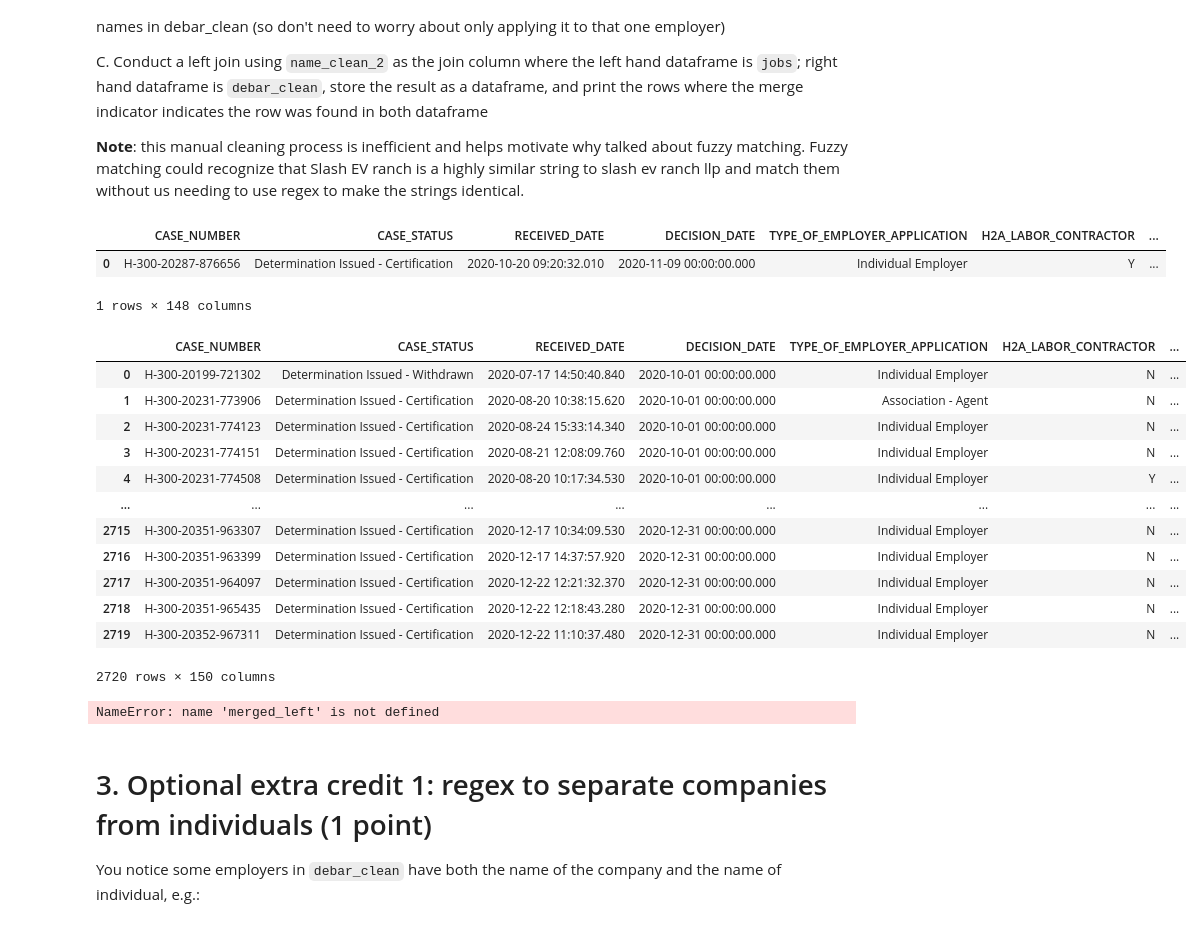
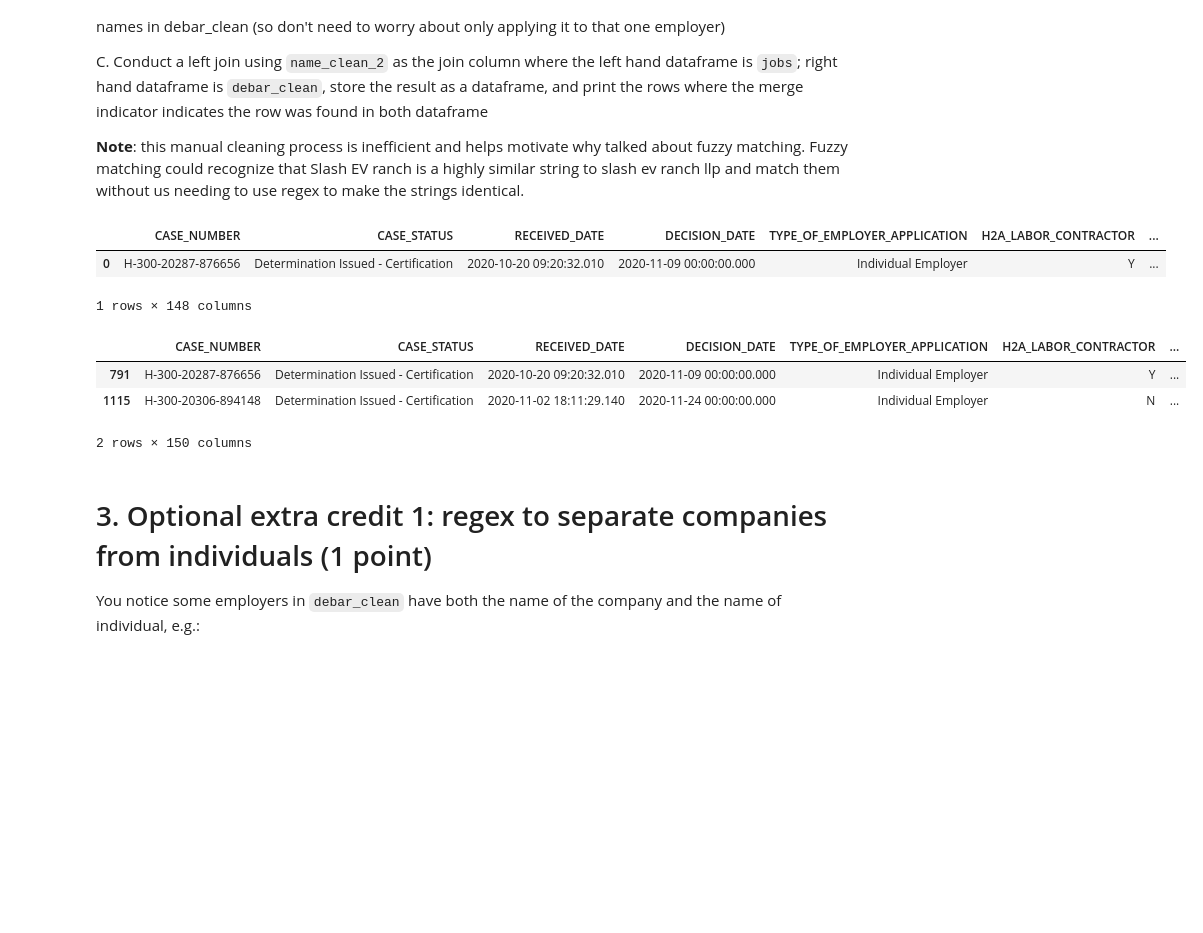
Before and after one commit to noahamidon/QSS20_PSETs, a Jupyter notebook: PSET 2/pset2_blank.ipynb, the cells around one changed output. Drawn from its saved outputs; the diff is of its cells as text; code cells hidden in the pictures; blank space fills up the shorter version.

```diff
--- a/PSET 2/pset2_blank.ipynb
+++ b/PSET 2/pset2_blank.ipynb
@@ -359,35 +359,24 @@ C. Conduct a left join using `name_clean_2` as the join column where the left ha
 # %%
 jobs.merge(debar_clean, on='name_clean', how='inner')
 ## No change
 debar_clean['name_clean_2'] = [re.sub(r'\s+\b(LLC|LLP|INC|CO|CORP|CORPORATION|LTD|LP|P\.C\.)\b$', '', re.sub(r'\.', '', name)).strip() for name in debar_clean['name_clean']]
-= jobs.merge(
+merged_left = jobs.merge(
     debar_clean,
     how='left',
     left_on='name_clean',
     right_on='name_clean_2',
-    suffixes=('_jobs', '_debar'),
     indicator=True
 )
 
-matched_rows = merged_left[merged_left['_merge'] == 'both']
+merged_left[merged_left['_merge'] == 'both']
 # %% [output]
 |  | CASE_NUMBER | CASE_STATUS | RECEIVED_DATE | DECISION_DATE | TYPE_OF_EMPLOYER_APPLICATION | H2A_LABOR_CONTRACTOR | ... |
 | 0 | H-300-20287-876656 | Determination Issued - Certification | 2020-10-20 09:20:32.010 | 2020-11-09 00:00:00.000 | Individual Employer | Y | ... |
 1 rows × 148 columns
 |  | CASE_NUMBER | CASE_STATUS | RECEIVED_DATE | DECISION_DATE | TYPE_OF_EMPLOYER_APPLICATION | H2A_LABOR_CONTRACTOR | ... |
-| 0 | H-300-20199-721302 | Determination Issued - Withdrawn | 2020-07-17 14:50:40.840 | 2020-10-01 00:00:00.000 | Individual Employer | N | ... |
-| 1 | H-300-20231-773906 | Determination Issued - Certification | 2020-08-20 10:38:15.620 | 2020-10-01 00:00:00.000 | Association - Agent | N | ... |
-| 2 | H-300-20231-774123 | Determination Issued - Certification | 2020-08-24 15:33:14.340 | 2020-10-01 00:00:00.000 | Individual Employer | N | ... |
-| 3 | H-300-20231-774151 | Determination Issued - Certification | 2020-08-21 12:08:09.760 | 2020-10-01 00:00:00.000 | Individual Employer | N | ... |
-| 4 | H-300-20231-774508 | Determination Issued - Certification | 2020-08-20 10:17:34.530 | 2020-10-01 00:00:00.000 | Individual Employer | Y | ... |
-| ... | ... | ... | ... | ... | ... | ... | ... |
-| 2715 | H-300-20351-963307 | Determination Issued - Certification | 2020-12-17 10:34:09.530 | 2020-12-31 00:00:00.000 | Individual Employer | N | ... |
-| 2716 | H-300-20351-963399 | Determination Issued - Certification | 2020-12-17 14:37:57.920 | 2020-12-31 00:00:00.000 | Individual Employer | N | ... |
-| 2717 | H-300-20351-964097 | Determination Issued - Certification | 2020-12-22 12:21:32.370 | 2020-12-31 00:00:00.000 | Individual Employer | N | ... |
-| 2718 | H-300-20351-965435 | Determination Issued - Certification | 2020-12-22 12:18:43.280 | 2020-12-31 00:00:00.000 | Individual Employer | N | ... |
-| 2719 | H-300-20352-967311 | Determination Issued - Certification | 2020-12-22 11:10:37.480 | 2020-12-31 00:00:00.000 | Individual Employer | N | ... |
+| 791 | H-300-20287-876656 | Determination Issued - Certification | 2020-10-20 09:20:32.010 | 2020-11-09 00:00:00.000 | Individual Employer | Y | ... |
+| 1115 | H-300-20306-894148 | Determination Issued - Certification | 2020-11-02 18:11:29.140 | 2020-11-24 00:00:00.000 | Individual Employer | N | ... |
-2720 rows × 150 columns
+2 rows × 150 columns
-NameError: name 'merged_left' is not defined
 # %% [markdown]
 # 3. Optional extra credit 1: regex to separate companies from individuals (1 point)
 
```
